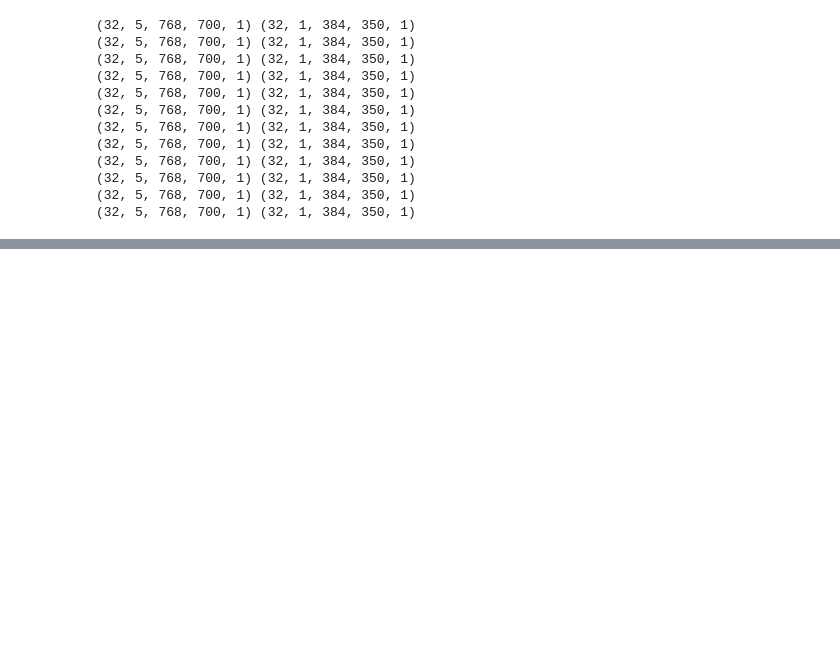
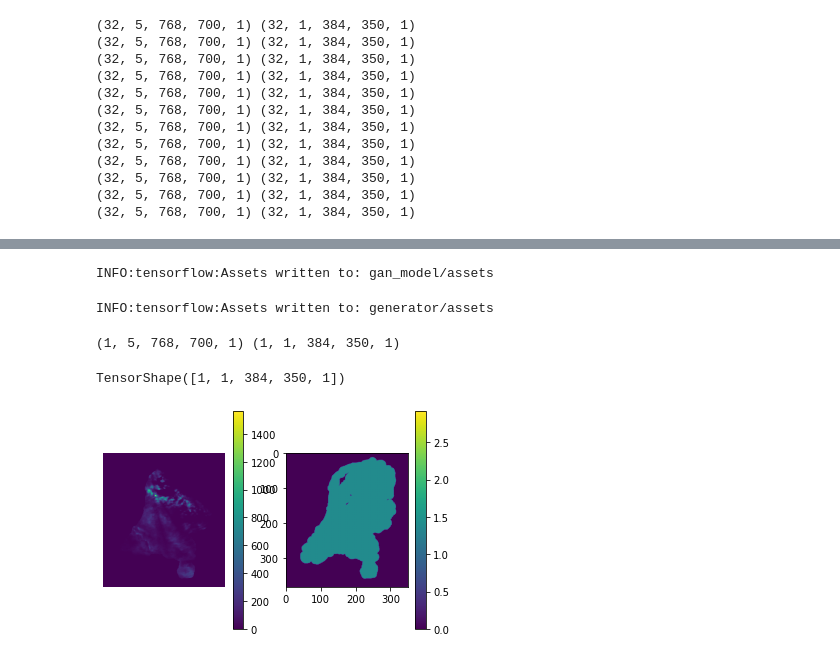
Before and after one commit to KoertS/precipitation-nowcasting-using-GANs, a Jupyter notebook: precipitation_forecasting/testrun.ipynb, the cells around one changed output, grey strips where cells are left out. Drawn from its saved outputs; the diff is of its cells as text; code cells hidden in the pictures; blank space fills up the shorter version.

Commit message:
Finished testrun on 1 week of data for 3 epochs, took more than 3 hours

```diff
--- a/precipitation_forecasting/testrun.ipynb
+++ b/precipitation_forecasting/testrun.ipynb
@@ -45,6 +47,6 @@ for i in generator:
 model = GAN()
 model.compile()
 # %%
-generator = DataGenerator(list_IDs, batch_size=1, x_seq_size=x_seq_size,
+generator = DataGenerator(list_IDs, batch_size=batch_size, x_seq_size=x_seq_size,
                                        y_seq_size=y_seq_size, normalize_y=False)
-hist = model.fit(generator, epochs=1)
+hist = model.fit(generator, epochs=3)
@@ -50,0 +60,38 @@ hist = model.fit(generator, epochs=1)
+# %%
+model.save("gan_model")
+# %% [output]
+INFO:tensorflow:Assets written to: gan_model/assets
+# %%
+model.generator.save("generator")
+# %% [output]
+INFO:tensorflow:Assets written to: generator/assets
+# %%
+# Test generator
+start_dt = datetime(2019,6,6,0,0)
+end_dt =  datetime(2019,6,6,0,5)
+
+list_IDs = get_list_IDs(start_dt, end_dt, x_seq_size, y_seq_size, filter_no_rain=filter_no_rain)
+generator = DataGenerator(list_IDs, batch_size=1, x_seq_size=x_seq_size,
+                                       y_seq_size=y_seq_size, normalize_y=False)
+for i in generator:
+    x,y = i
+    print(x.shape, y.shape)
+# %% [output]
+(1, 5, 768, 700, 1) (1, 1, 384, 350, 1)
+# %%
+y_pred = model.generator(x)
+y_pred.shape
+# %% [output]
+TensorShape([1, 1, 384, 350, 1])
+# %%
+plt.figure()
+plt.subplot(1,2,1)
+plt.imshow(np.squeeze(y))
+plt.colorbar()
+plt.axis('off')
+plt.subplot(1,2,2)
+plt.imshow(np.squeeze(y_pred))
+plt.colorbar()
+plt.show()
+# %% [output]
+[figure, added]
```
Also changed, not shown: parts of 7 cells of this notebook.
